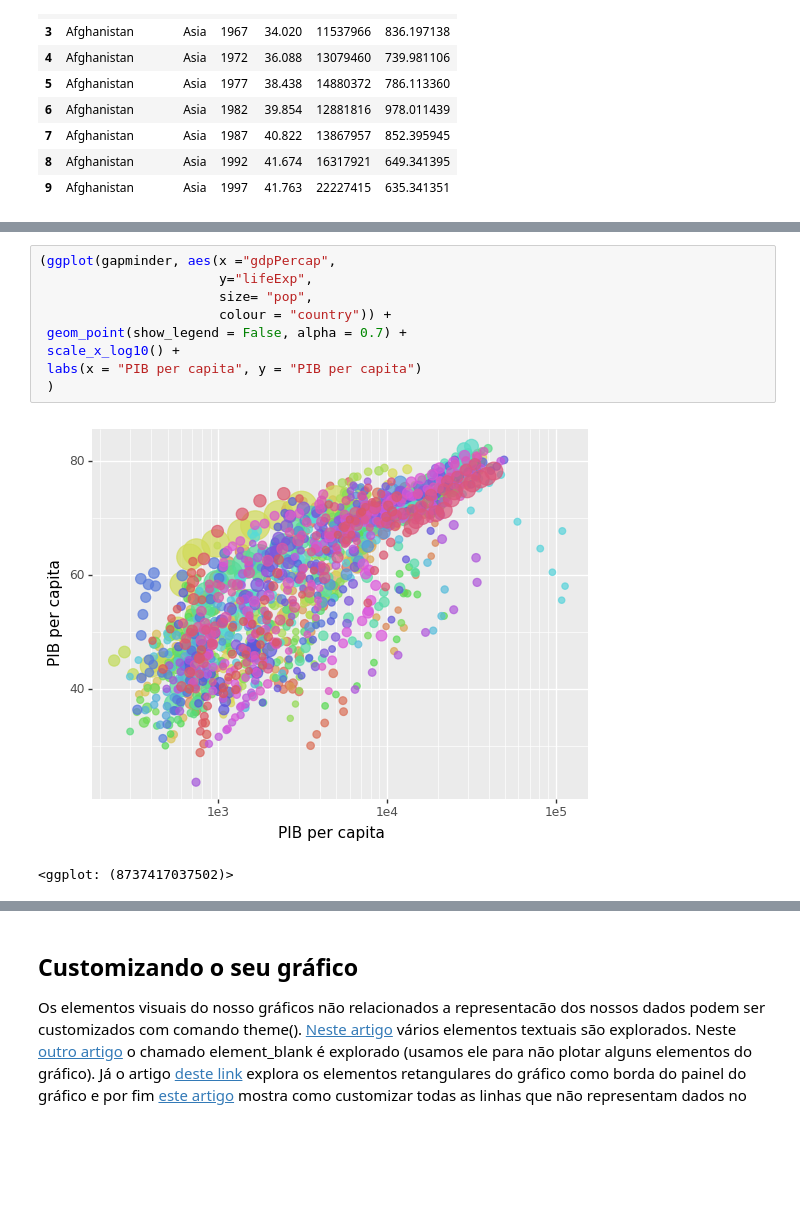
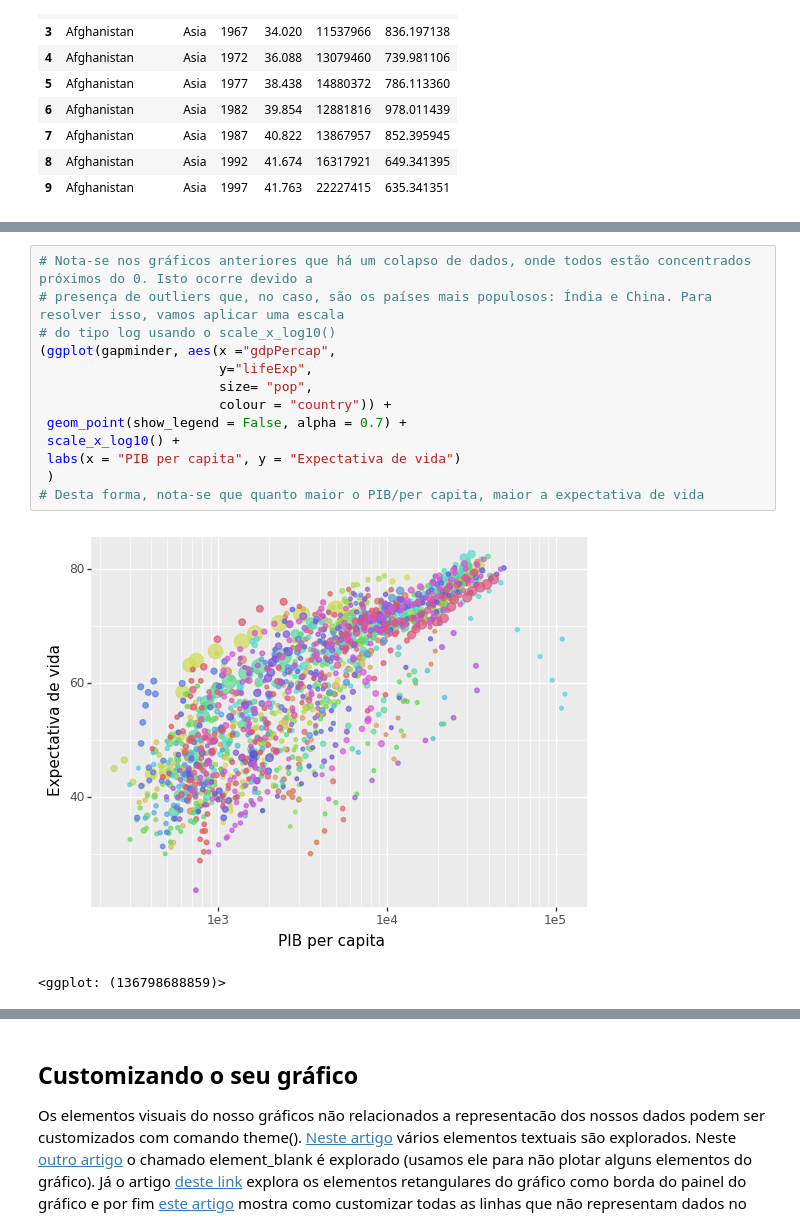
Before and after one commit to andreiporfiro/intro_python_verao_ime_2023, a Jupyter notebook: notebooks/aula04.ipynb, the cells around one changed output, grey strips where cells are left out. Cells and saved outputs as stored; diff of their text form; blank space fills up the shorter version.

```diff
--- a/notebooks/aula04.ipynb
+++ b/notebooks/aula04.ipynb
@@ -630,13 +664,17 @@ gapminder.head(10)
 # %%
+# Nota-se nos gráficos anteriores que há um colapso de dados, onde todos estão concentrados próximos do 0. Isto ocorre devido a
+# presença de outliers que, no caso, são os países mais populosos: Índia e China. Para resolver isso, vamos aplicar uma escala
+# do tipo log usando o scale_x_log10()
 (ggplot(gapminder, aes(x ="gdpPercap",
                        y="lifeExp",
                        size= "pop",
                        colour = "country")) +
  geom_point(show_legend = False, alpha = 0.7) +
  scale_x_log10() +
- labs(x = "PIB per capita", y = "PIB per capita")
+ labs(x = "PIB per capita", y = "Expectativa de vida")
  )
+# Desta forma, nota-se que quanto maior o PIB/per capita, maior a expectativa de vida
 # %% [output]
-[figure, old version]
+[figure, new version]
-<ggplot: (8737417037502)>
+<ggplot: (136798688859)>
 # %%
```
Also changed, not shown: parts of 76 cells of this notebook, 2 other files.
